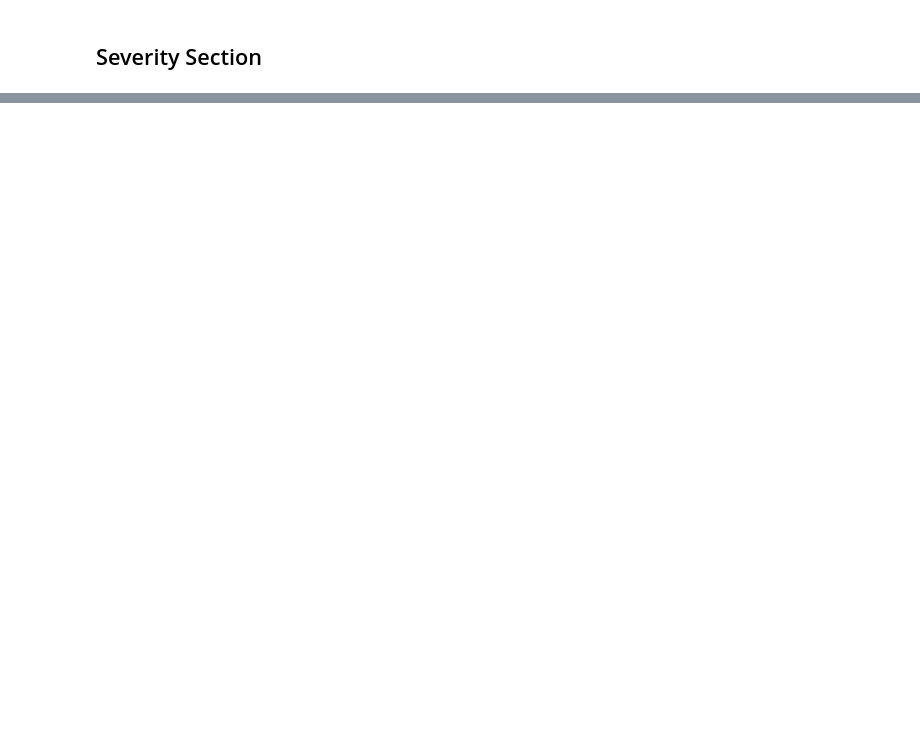
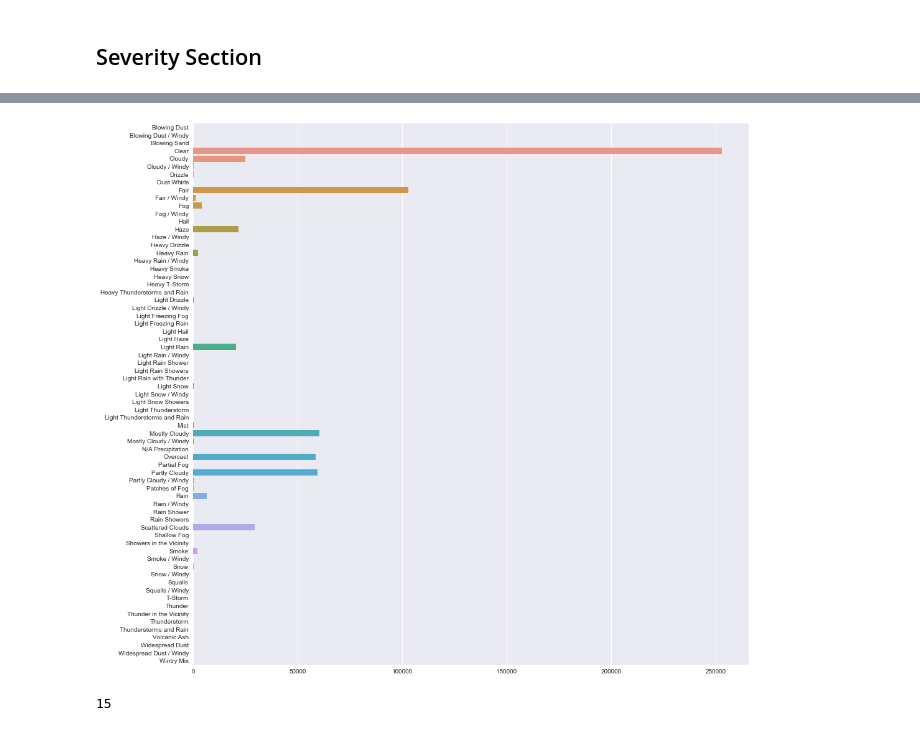
Before and after one commit to LeoNew52/ECE143-Winter20-Team19-FinalProject, a Jupyter notebook: California_data_analysis.ipynb, the cells around one changed output, grey strips where cells are left out. Saved outputs shown, nothing was run; the diff lists cells and outputs as text; code cells hidden in the pictures; blank space fills up the shorter version.

```diff
--- a/California_data_analysis.ipynb
+++ b/California_data_analysis.ipynb
@@ -128,0 +161,2 @@ plt.show()
+# %%
+data["Severity"] = data["Severity"].replace(['least', 'less', 'moderate', 'severe'], [1, 2, 3, 4])
@@ -128,0 +169,3 @@ plt.show()
+# %%
+Weather = data.Weather_Condition.value_counts()
+Weather.sort_index(axis=0, inplace=True)
@@ -128,0 +187,16 @@ plt.show()
+# %%
+plt.figure(figsize=(16, 16))
+sns.barplot(Weather.values, Weather.index)
+plt.show()
+# %% [output]
+[figure, added]
+# %%
+weather_choosed = ['Blowing Dust', 'Blowing Dust / Windy', 'Blowing Sand', 'Clear', 'Fair', 'Fog / Windy',
+                   'Hail', 'Heavy Drizzle', 'Light Freezing Rain', 'Light Rain', 'Light Snow / Windy',
+                   'Light Snow Showers', 'Mostly Cloudy', 'Thunderstorm', 'Widespread Dust / Windy']
+choose_index = True
+# weather_choosed.sort()
+# print(weather_choosed)
+print(len(weather_choosed))
+# %% [output]
+15
```
Also changed, not shown: parts of 20 cells of this notebook, 3 other files.
